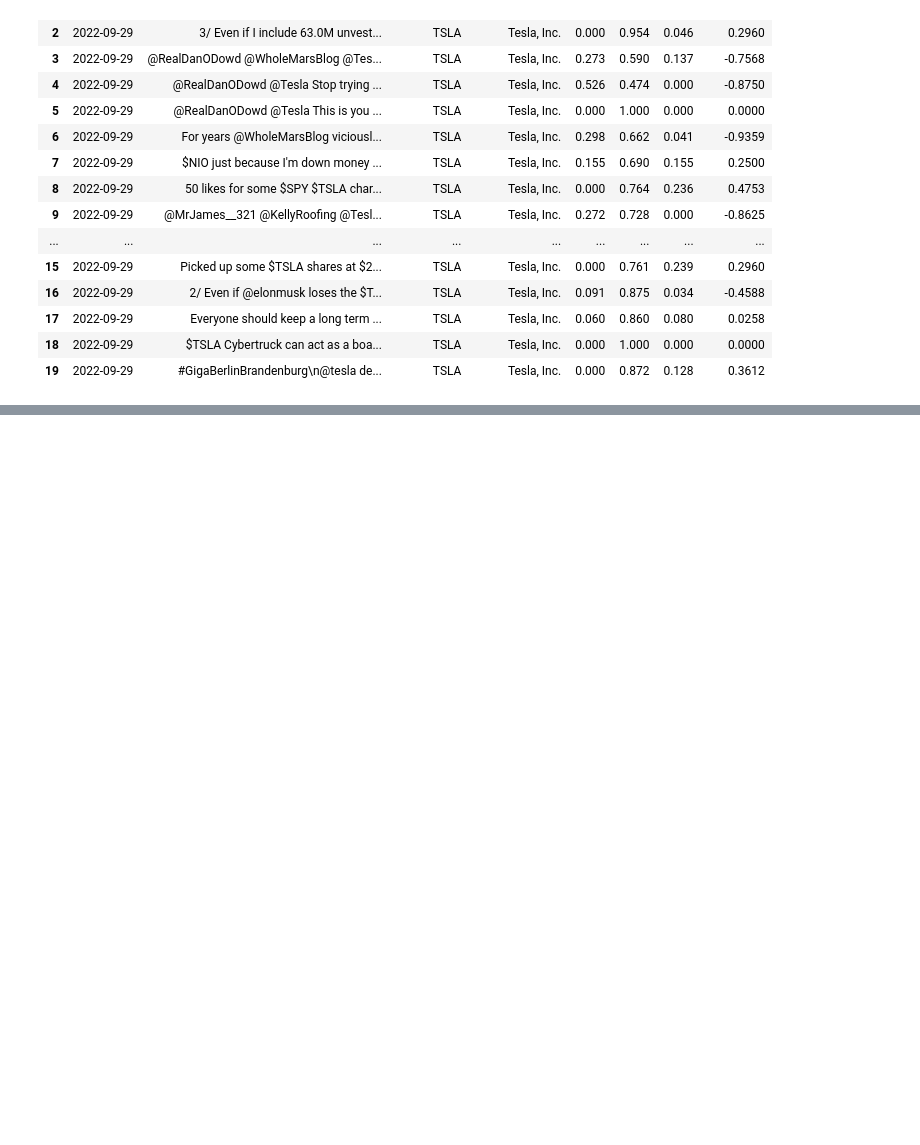
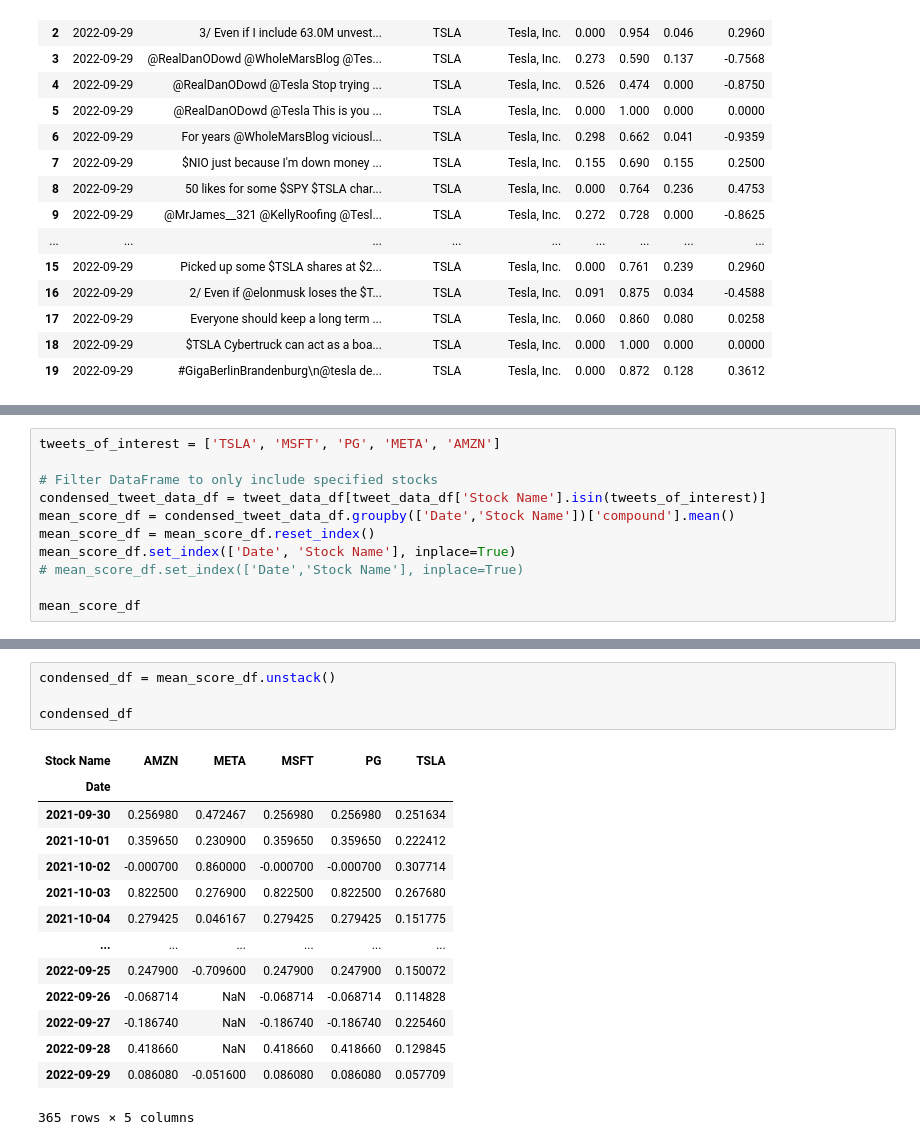
Before and after one commit to AngieP48/project-3, a Jupyter notebook: Marks Code.ipynb, the cells around one changed output, grey strips where cells are left out. Drawn from its saved outputs; the diff is of its cells as text; blank space fills up the shorter version.

```diff
--- a/Marks Code.ipynb
+++ b/Marks Code.ipynb
@@ -177,0 +213,11 @@ tweet_data_df.head(20)
+# %%
+tweets_of_interest = ['TSLA', 'MSFT', 'PG', 'META', 'AMZN']
+
+# Filter DataFrame to only include specified stocks
+condensed_tweet_data_df = tweet_data_df[tweet_data_df['Stock Name'].isin(tweets_of_interest)]
+mean_score_df = condensed_tweet_data_df.groupby(['Date','Stock Name'])['compound'].mean()
+mean_score_df = mean_score_df.reset_index()
+mean_score_df.set_index(['Date', 'Stock Name'], inplace=True)
+# mean_score_df.set_index(['Date','Stock Name'], inplace=True)
+
+mean_score_df
@@ -177,0 +247,19 @@ tweet_data_df.head(20)
+# %%
+condensed_df = mean_score_df.unstack()
+
+condensed_df
+# %% [output]
+| Stock Name | AMZN | META | MSFT | PG | TSLA |
+| Date |  |  |  |  |  |
+| 2021-09-30 | 0.256980 | 0.472467 | 0.256980 | 0.256980 | 0.251634 |
+| 2021-10-01 | 0.359650 | 0.230900 | 0.359650 | 0.359650 | 0.222412 |
+| 2021-10-02 | -0.000700 | 0.860000 | -0.000700 | -0.000700 | 0.307714 |
+| 2021-10-03 | 0.822500 | 0.276900 | 0.822500 | 0.822500 | 0.267680 |
+| 2021-10-04 | 0.279425 | 0.046167 | 0.279425 | 0.279425 | 0.151775 |
+| ... | ... | ... | ... | ... | ... |
+| 2022-09-25 | 0.247900 | -0.709600 | 0.247900 | 0.247900 | 0.150072 |
+| 2022-09-26 | -0.068714 | NaN | -0.068714 | -0.068714 | 0.114828 |
+| 2022-09-27 | -0.186740 | NaN | -0.186740 | -0.186740 | 0.225460 |
+| 2022-09-28 | 0.418660 | NaN | 0.418660 | 0.418660 | 0.129845 |
+| 2022-09-29 | 0.086080 | -0.051600 | 0.086080 | 0.086080 | 0.057709 |
+365 rows × 5 columns
```
Also changed, not shown: parts of 10 cells of this notebook.
